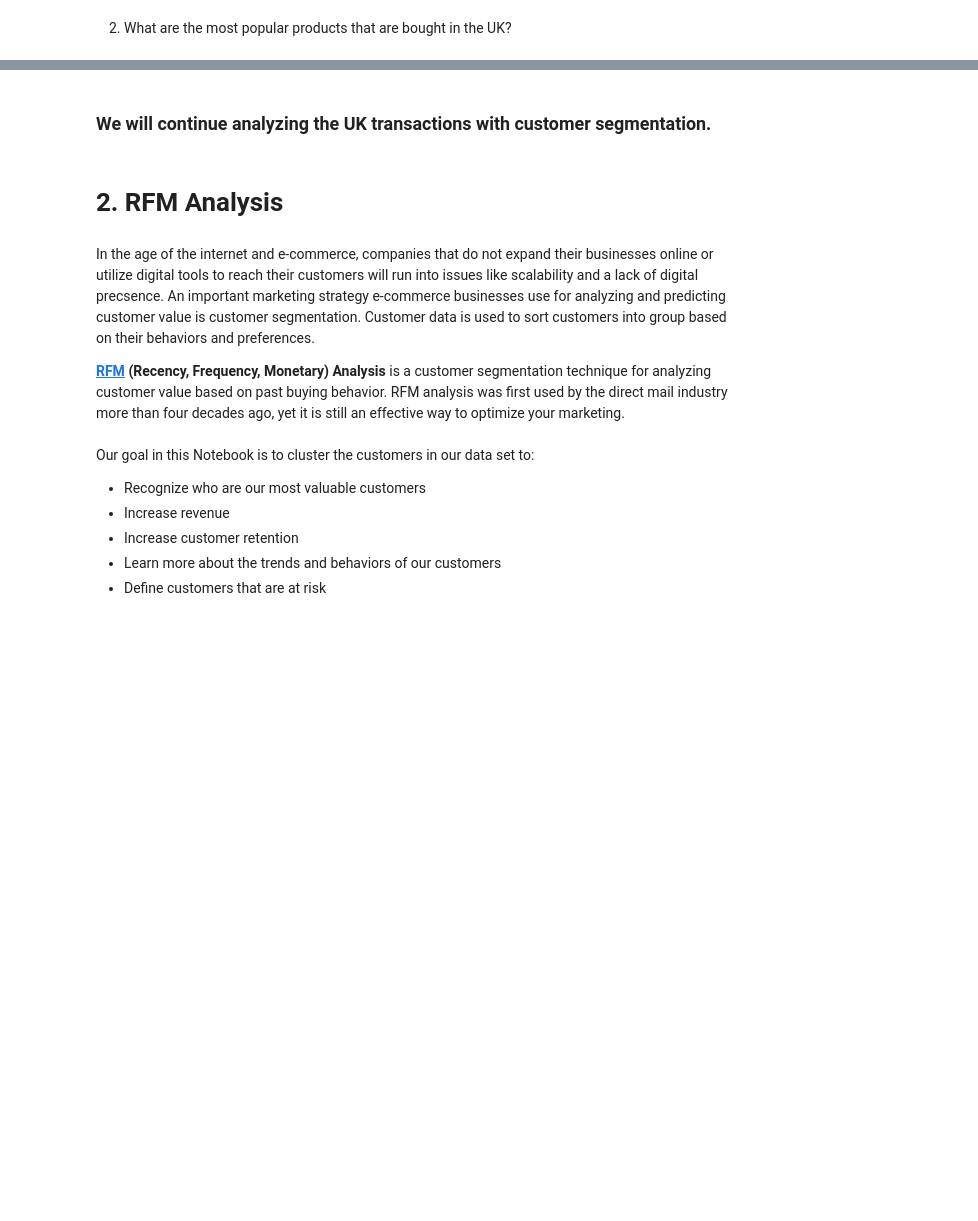
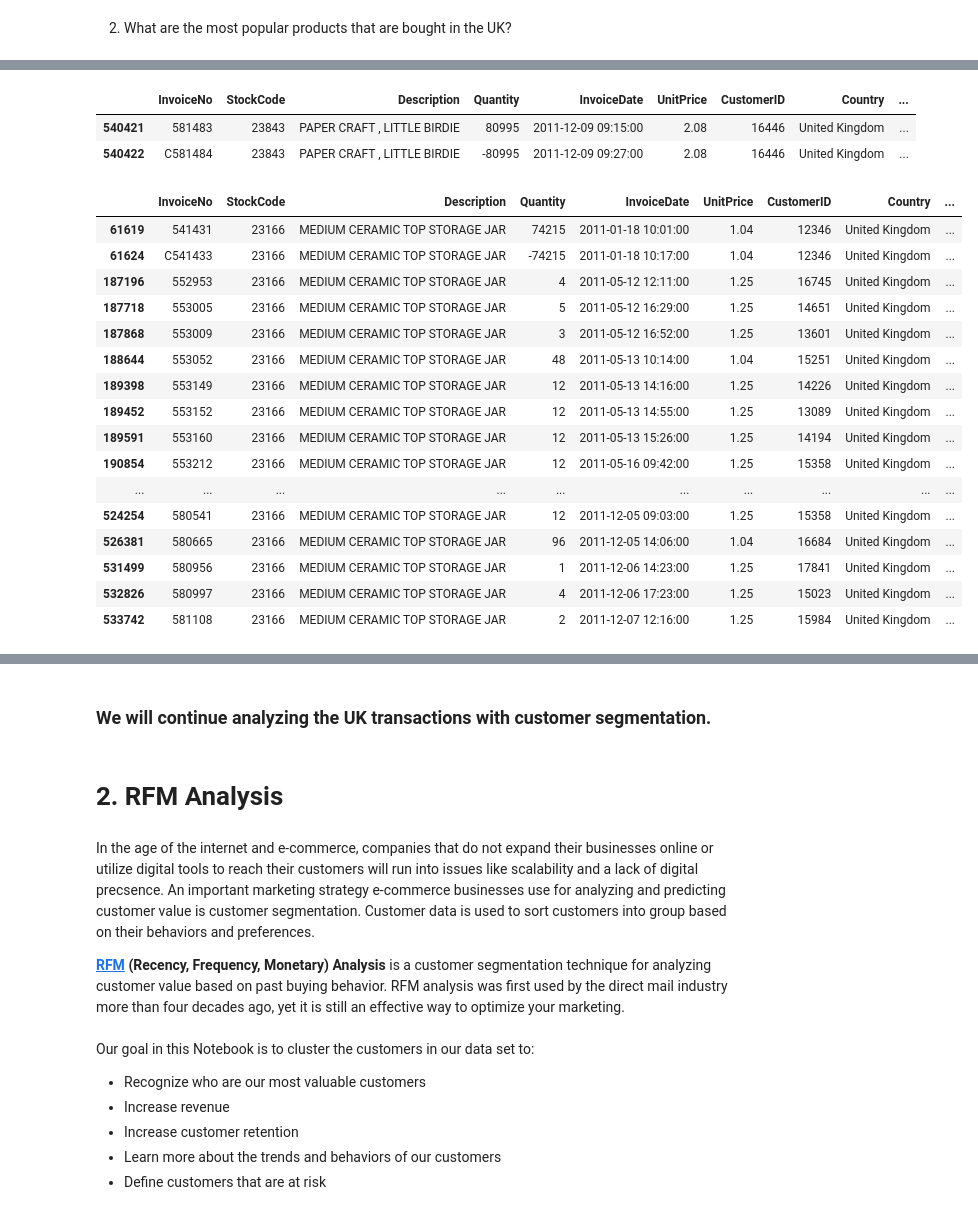
Before and after one commit to SongJiyeonPaek/CW_DS_CapstoneProject-1, a Jupyter notebook: Customer_Segmentation_Student_Notebook_Capstone_1_Group2.ipynb, the cells around one changed output, grey strips where cells are left out. Cells and saved outputs as stored; diff of their text form; code cells hidden in the pictures; blank space fills up the shorter version.

```diff
--- a/Customer_Segmentation_Student_Notebook_Capstone_1_Group2.ipynb
+++ b/Customer_Segmentation_Student_Notebook_Capstone_1_Group2.ipynb
@@ -684,2 +945,28 @@ See the caveats in the documentation: https://pandas.pydata.org/pandas-docs/stab
+# %%
+df_uk[df_uk["StockCode"] == 23843]
+# %% [output]
+|  | InvoiceNo | StockCode | Description | Quantity | InvoiceDate | UnitPrice | CustomerID | Country | ... |
+| 540421 | 581483 | 23843 | PAPER CRAFT , LITTLE BIRDIE | 80995 | 2011-12-09 09:15:00 | 2.08 | 16446 | United Kingdom | ... |
+| 540422 | C581484 | 23843 | PAPER CRAFT , LITTLE BIRDIE | -80995 | 2011-12-09 09:27:00 | 2.08 | 16446 | United Kingdom | ... |
+# %%
+df_uk[df_uk["StockCode"] == 23166]
+# %% [output]
+|  | InvoiceNo | StockCode | Description | Quantity | InvoiceDate | UnitPrice | CustomerID | Country | ... |
+| 61619 | 541431 | 23166 | MEDIUM CERAMIC TOP STORAGE JAR | 74215 | 2011-01-18 10:01:00 | 1.04 | 12346 | United Kingdom | ... |
+| 61624 | C541433 | 23166 | MEDIUM CERAMIC TOP STORAGE JAR | -74215 | 2011-01-18 10:17:00 | 1.04 | 12346 | United Kingdom | ... |
+| 187196 | 552953 | 23166 | MEDIUM CERAMIC TOP STORAGE JAR | 4 | 2011-05-12 12:11:00 | 1.25 | 16745 | United Kingdom | ... |
+| 187718 | 553005 | 23166 | MEDIUM CERAMIC TOP STORAGE JAR | 5 | 2011-05-12 16:29:00 | 1.25 | 14651 | United Kingdom | ... |
+| 187868 | 553009 | 23166 | MEDIUM CERAMIC TOP STORAGE JAR | 3 | 2011-05-12 16:52:00 | 1.25 | 13601 | United Kingdom | ... |
+| 188644 | 553052 | 23166 | MEDIUM CERAMIC TOP STORAGE JAR | 48 | 2011-05-13 10:14:00 | 1.04 | 15251 | United Kingdom | ... |
+| 189398 | 553149 | 23166 | MEDIUM CERAMIC TOP STORAGE JAR | 12 | 2011-05-13 14:16:00 | 1.25 | 14226 | United Kingdom | ... |
+| 189452 | 553152 | 23166 | MEDIUM CERAMIC TOP STORAGE JAR | 12 | 2011-05-13 14:55:00 | 1.25 | 13089 | United Kingdom | ... |
+| 189591 | 553160 | 23166 | MEDIUM CERAMIC TOP STORAGE JAR | 12 | 2011-05-13 15:26:00 | 1.25 | 14194 | United Kingdom | ... |
+| 190854 | 553212 | 23166 | MEDIUM CERAMIC TOP STORAGE JAR | 12 | 2011-05-16 09:42:00 | 1.25 | 15358 | United Kingdom | ... |
+| ... | ... | ... | ... | ... | ... | ... | ... | ... | ... |
+| 524254 | 580541 | 23166 | MEDIUM CERAMIC TOP STORAGE JAR | 12 | 2011-12-05 09:03:00 | 1.25 | 15358 | United Kingdom | ... |
+| 526381 | 580665 | 23166 | MEDIUM CERAMIC TOP STORAGE JAR | 96 | 2011-12-05 14:06:00 | 1.04 | 16684 | United Kingdom | ... |
+| 531499 | 580956 | 23166 | MEDIUM CERAMIC TOP STORAGE JAR | 1 | 2011-12-06 14:23:00 | 1.25 | 17841 | United Kingdom | ... |
+| 532826 | 580997 | 23166 | MEDIUM CERAMIC TOP STORAGE JAR | 4 | 2011-12-06 17:23:00 | 1.25 | 15023 | United Kingdom | ... |
+| 533742 | 581108 | 23166 | MEDIUM CERAMIC TOP STORAGE JAR | 2 | 2011-12-07 12:16:00 | 1.25 | 15984 | United Kingdom | ... |
 # %%
 # Wolf will do it again.
```
Also changed, not shown: parts of 64 cells of this notebook, 2 other files.
